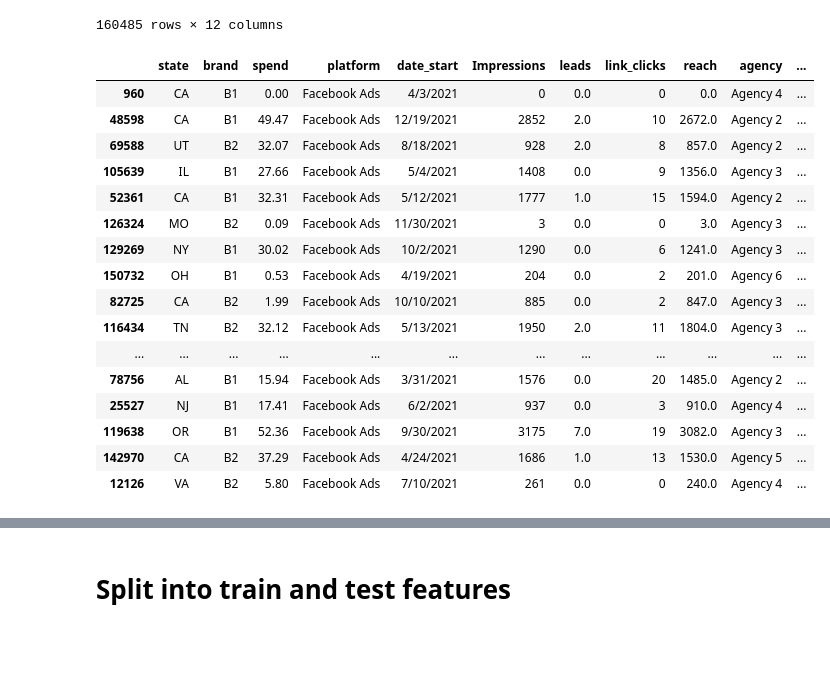
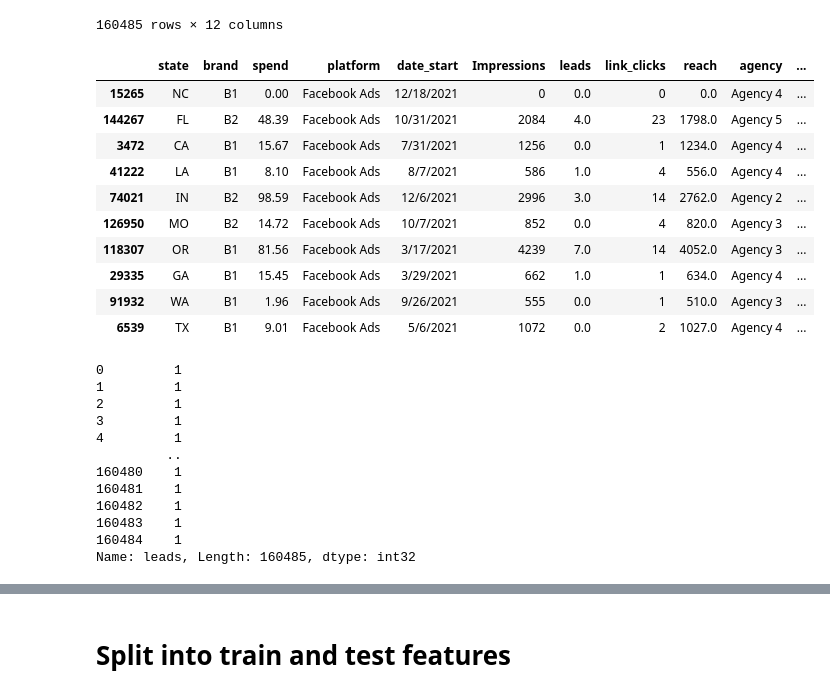
Before and after one commit to marielakinn/Social_media, a Jupyter notebook: nnML_StandIn.ipynb, the cells around one changed output, grey strips where cells are left out. Drawn from its saved outputs; the diff is of its cells as text; code cells hidden in the pictures; blank space fills up the shorter version.

```diff
--- a/nnML_StandIn.ipynb
+++ b/nnML_StandIn.ipynb
@@ -564,22 +567,16 @@ df3
 | 160484 | ME | B1 | 9.27 | Facebook Ads | 12/29/2021 | 465 | 1.0 | 5 | 370.0 | Agency 11 | ... |
 160485 rows × 12 columns
 # %%
-df3.sample(20)
+df3.sample(10)
 # %% [output]
 |  | state | brand | spend | platform | date_start | Impressions | leads | link_clicks | reach | agency | ... |
-| 960 | CA | B1 | 0.00 | Facebook Ads | 4/3/2021 | 0 | 0.0 | 0 | 0.0 | Agency 4 | ... |
-| 48598 | CA | B1 | 49.47 | Facebook Ads | 12/19/2021 | 2852 | 2.0 | 10 | 2672.0 | Agency 2 | ... |
-| 69588 | UT | B2 | 32.07 | Facebook Ads | 8/18/2021 | 928 | 2.0 | 8 | 857.0 | Agency 2 | ... |
-| 105639 | IL | B1 | 27.66 | Facebook Ads | 5/4/2021 | 1408 | 0.0 | 9 | 1356.0 | Agency 3 | ... |
-| 52361 | CA | B1 | 32.31 | Facebook Ads | 5/12/2021 | 1777 | 1.0 | 15 | 1594.0 | Agency 2 | ... |
-| 126324 | MO | B2 | 0.09 | Facebook Ads | 11/30/2021 | 3 | 0.0 | 0 | 3.0 | Agency 3 | ... |
-| 129269 | NY | B1 | 30.02 | Facebook Ads | 10/2/2021 | 1290 | 0.0 | 6 | 1241.0 | Agency 3 | ... |
-| 150732 | OH | B1 | 0.53 | Facebook Ads | 4/19/2021 | 204 | 0.0 | 2 | 201.0 | Agency 6 | ... |
-| 82725 | CA | B2 | 1.99 | Facebook Ads | 10/10/2021 | 885 | 0.0 | 2 | 847.0 | Agency 3 | ... |
-| 116434 | TN | B2 | 32.12 | Facebook Ads | 5/13/2021 | 1950 | 2.0 | 11 | 1804.0 | Agency 3 | ... |
-| ... | ... | ... | ... | ... | ... | ... | ... | ... | ... | ... | ... |
-| 78756 | AL | B1 | 15.94 | Facebook Ads | 3/31/2021 | 1576 | 0.0 | 20 | 1485.0 | Agency 2 | ... |
-| 25527 | NJ | B1 | 17.41 | Facebook Ads | 6/2/2021 | 937 | 0.0 | 3 | 910.0 | Agency 4 | ... |
-| 119638 | OR | B1 | 52.36 | Facebook Ads | 9/30/2021 | 3175 | 7.0 | 19 | 3082.0 | Agency 3 | ... |
-| 142970 | CA | B2 | 37.29 | Facebook Ads | 4/24/2021 | 1686 | 1.0 | 13 | 1530.0 | Agency 5 | ... |
-| 12126 | VA | B2 | 5.80 | Facebook Ads | 7/10/2021 | 261 | 0.0 | 0 | 240.0 | Agency 4 | ... |
+| 15265 | NC | B1 | 0.00 | Facebook Ads | 12/18/2021 | 0 | 0.0 | 0 | 0.0 | Agency 4 | ... |
+| 144267 | FL | B2 | 48.39 | Facebook Ads | 10/31/2021 | 2084 | 4.0 | 23 | 1798.0 | Agency 5 | ... |
+| 3472 | CA | B1 | 15.67 | Facebook Ads | 7/31/2021 | 1256 | 0.0 | 1 | 1234.0 | Agency 4 | ... |
+| 41222 | LA | B1 | 8.10 | Facebook Ads | 8/7/2021 | 586 | 1.0 | 4 | 556.0 | Agency 4 | ... |
+| 74021 | IN | B2 | 98.59 | Facebook Ads | 12/6/2021 | 2996 | 3.0 | 14 | 2762.0 | Agency 2 | ... |
+| 126950 | MO | B2 | 14.72 | Facebook Ads | 10/7/2021 | 852 | 0.0 | 4 | 820.0 | Agency 3 | ... |
+| 118307 | OR | B1 | 81.56 | Facebook Ads | 3/17/2021 | 4239 | 7.0 | 14 | 4052.0 | Agency 3 | ... |
+| 29335 | GA | B1 | 15.45 | Facebook Ads | 3/29/2021 | 662 | 1.0 | 1 | 634.0 | Agency 4 | ... |
+| 91932 | WA | B1 | 1.96 | Facebook Ads | 9/26/2021 | 555 | 0.0 | 1 | 510.0 | Agency 3 | ... |
+| 6539 | TX | B1 | 9.01 | Facebook Ads | 5/6/2021 | 1072 | 0.0 | 2 | 1027.0 | Agency 4 | ... |
@@ -587,0 +583,17 @@ df3.sample(20)
+# %%
+# transform leads column from # of leads to binary, yes or no on a lead success
+# check non nulls
+df3['leads'].notnull().astype('int')
+# %% [output]
+0         1
+1         1
+2         1
+3         1
+4         1
+         ..
+160480    1
+160481    1
+160482    1
+160483    1
+160484    1
+Name: leads, Length: 160485, dtype: int32
```
Also changed, not shown: parts of 23 cells of this notebook.
